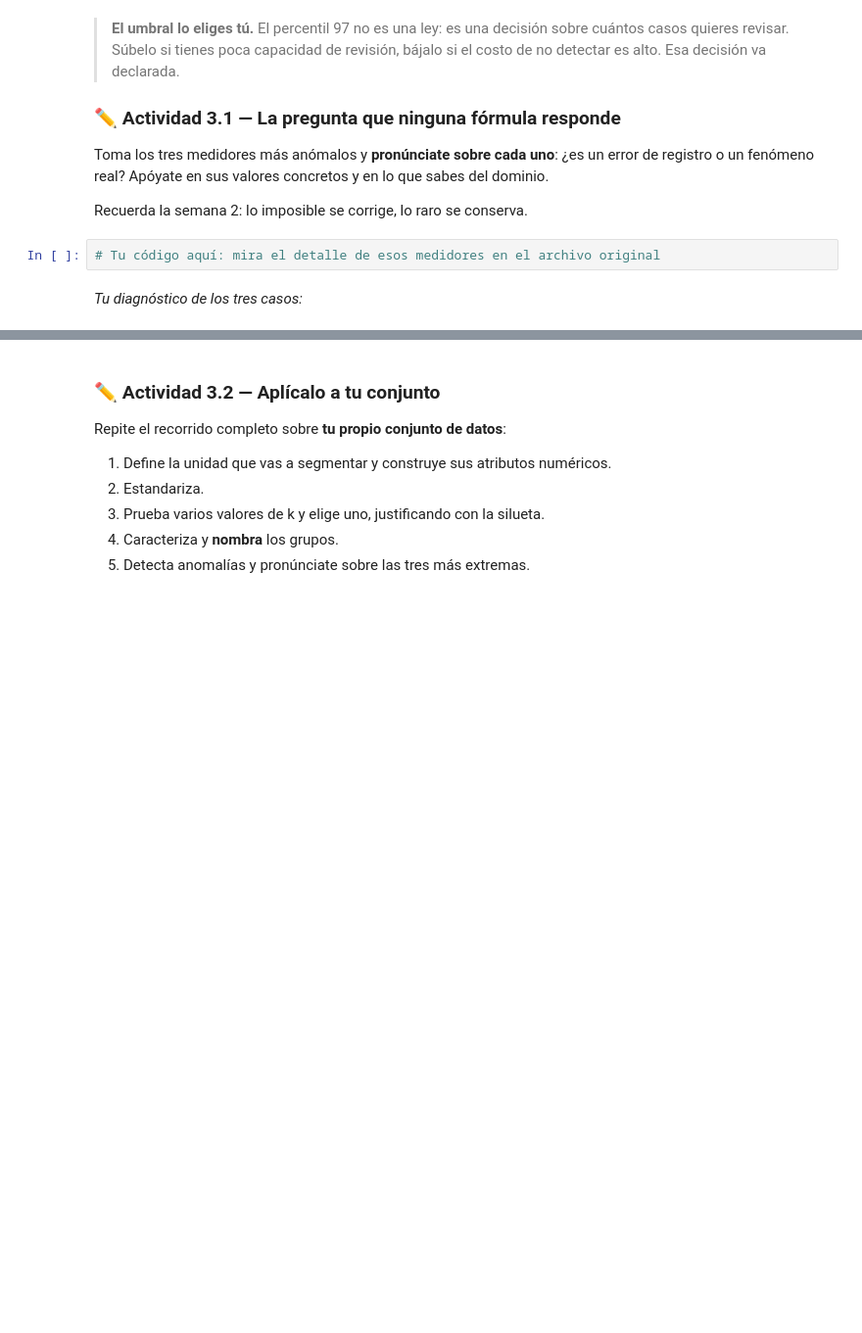
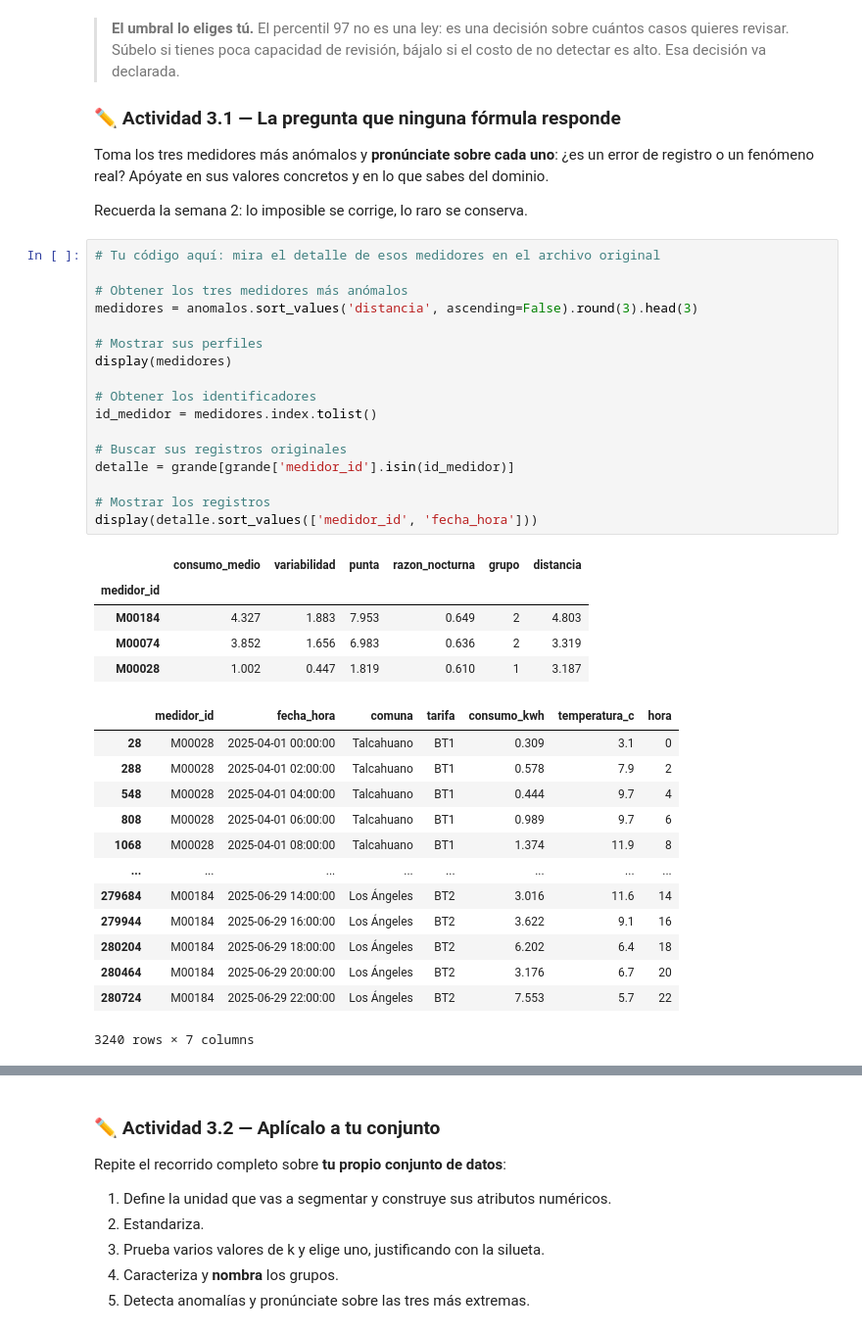
Before and after one commit to beneducarrco99/S4_Laboratorio4_CDD_Carrasco_Benjamin, a Jupyter notebook: S4_Notebook_Laboratorio_CDD_Carrasco_Benjamin.ipynb, the cells around one changed output, grey strips where cells are left out. Shown at 98% size. Cells and saved outputs as stored; diff of their text form; blank space fills up the shorter version.

```diff
--- a/S4_Notebook_Laboratorio_CDD_Carrasco_Benjamin.ipynb
+++ b/S4_Notebook_Laboratorio_CDD_Carrasco_Benjamin.ipynb
@@ -352,7 +367,39 @@ plt.xlabel('distancia'); plt.show()
 Toma los tres medidores más anómalos y **pronúnciate sobre cada uno**: ¿es un error de registro o un fenómeno real? Apóyate en sus valores concretos y en lo que sabes del dominio.
 
 Recuerda la semana 2: lo imposible se corrige, lo raro se conserva.
-# %%
-# Tu código aquí: mira el detalle de esos medidores en el archivo original
-# %% [markdown]
-_Tu diagnóstico de los tres casos:_
+# %%
+# Tu código aquí: mira el detalle de esos medidores en el archivo original
+
+# Obtener los tres medidores más anómalos
+medidores = anomalos.sort_values('distancia', ascending=False).round(3).head(3)
+
+# Mostrar sus perfiles
+display(medidores)
+
+# Obtener los identificadores
+id_medidor = medidores.index.tolist()
+
+# Buscar sus registros originales
+detalle = grande[grande['medidor_id'].isin(id_medidor)]
+
+# Mostrar los registros
+display(detalle.sort_values(['medidor_id', 'fecha_hora']))
+# %% [output]
+|  | consumo_medio | variabilidad | punta | razon_nocturna | grupo | distancia |
+| medidor_id |  |  |  |  |  |  |
+| M00184 | 4.327 | 1.883 | 7.953 | 0.649 | 2 | 4.803 |
+| M00074 | 3.852 | 1.656 | 6.983 | 0.636 | 2 | 3.319 |
+| M00028 | 1.002 | 0.447 | 1.819 | 0.610 | 1 | 3.187 |
+|  | medidor_id | fecha_hora | comuna | tarifa | consumo_kwh | temperatura_c | hora |
+| 28 | M00028 | 2025-04-01 00:00:00 | Talcahuano | BT1 | 0.309 | 3.1 | 0 |
+| 288 | M00028 | 2025-04-01 02:00:00 | Talcahuano | BT1 | 0.578 | 7.9 | 2 |
+| 548 | M00028 | 2025-04-01 04:00:00 | Talcahuano | BT1 | 0.444 | 9.7 | 4 |
+| 808 | M00028 | 2025-04-01 06:00:00 | Talcahuano | BT1 | 0.989 | 9.7 | 6 |
+| 1068 | M00028 | 2025-04-01 08:00:00 | Talcahuano | BT1 | 1.374 | 11.9 | 8 |
+| ... | ... | ... | ... | ... | ... | ... | ... |
+| 279684 | M00184 | 2025-06-29 14:00:00 | Los Ángeles | BT2 | 3.016 | 11.6 | 14 |
+| 279944 | M00184 | 2025-06-29 16:00:00 | Los Ángeles | BT2 | 3.622 | 9.1 | 16 |
+| 280204 | M00184 | 2025-06-29 18:00:00 | Los Ángeles | BT2 | 6.202 | 6.4 | 18 |
+| 280464 | M00184 | 2025-06-29 20:00:00 | Los Ángeles | BT2 | 3.176 | 6.7 | 20 |
+| 280724 | M00184 | 2025-06-29 22:00:00 | Los Ángeles | BT2 | 7.553 | 5.7 | 22 |
+3240 rows × 7 columns
```
Also changed, not shown: parts of 22 cells of this notebook.
